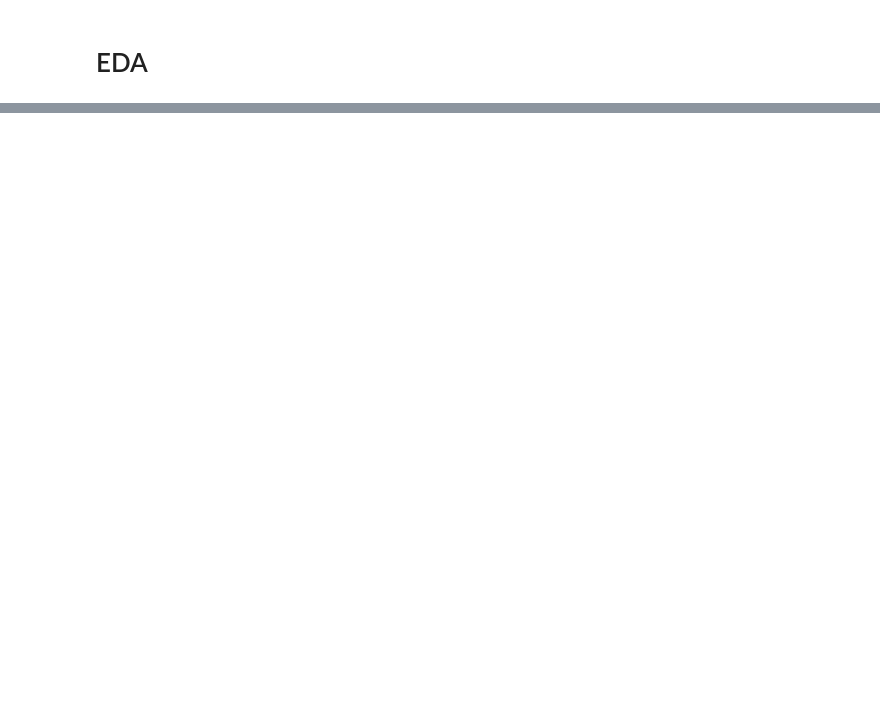
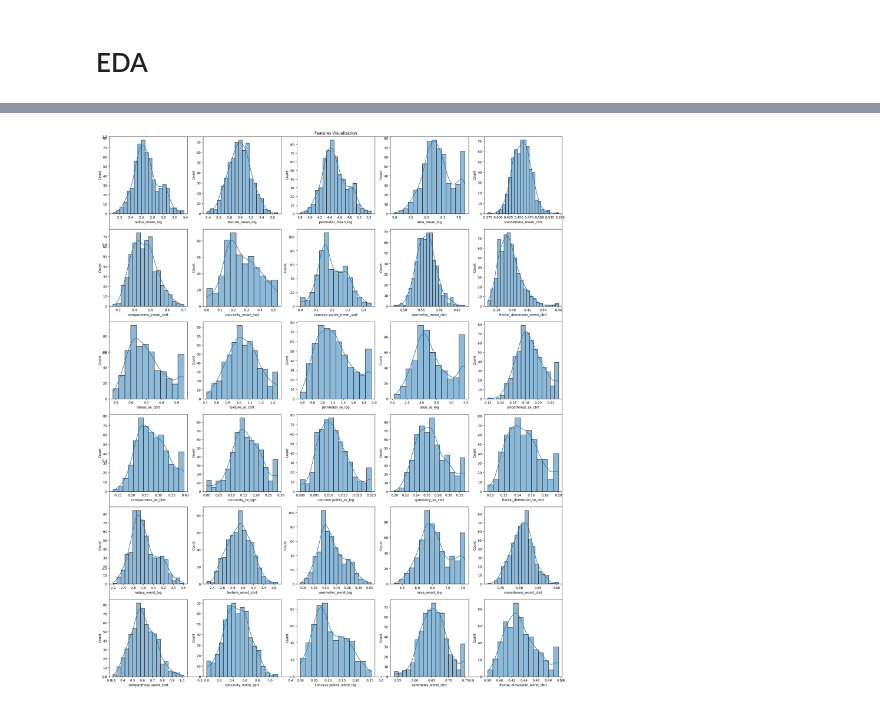
Before and after one commit to Helllooowrld/BreastCancerClassification, a Jupyter notebook: BreastCancerClassification.ipynb, the cells around one changed output, grey strips where cells are left out. Cells and saved outputs as stored; diff of their text form; code cells hidden in the pictures; blank space fills up the shorter version.

```diff
--- a/BreastCancerClassification.ipynb
+++ b/BreastCancerClassification.ipynb
@@ -78,0 +135,29 @@ histplt(cols)
+# %%
+def transform(df,cols):
+    for name in cols:
+        df[name+'_log'] = np.log1p(df[name])
+        df[name+'_sqrt'] = np.sqrt(df[name])
+        df[name+'_cbrt'] = np.cbrt(df[name])
+
+
+        skews = {
+            name: abs(df[name].skew()),
+            name+'_log': abs(df[name+'_log'].skew()),
+            name+'_sqrt': abs(df[name+'_sqrt'].skew()),
+            name+'_cbrt': abs(df[name+'_cbrt'].skew())
+        }
+
+
+        best_col = min(skews, key=skews.get)
+
+
+        to_drop = [x for x in skews.keys() if x != best_col]
+        df = df.drop(to_drop, axis=1)
+    return df
+# %%
+df = transform(df,cols)
+cols = df.drop('diagnosis',axis=1).columns
+# %%
+histplt(cols)
+# %% [output]
+[figure, added]
```
Also changed, not shown: parts of 19 cells of this notebook.
